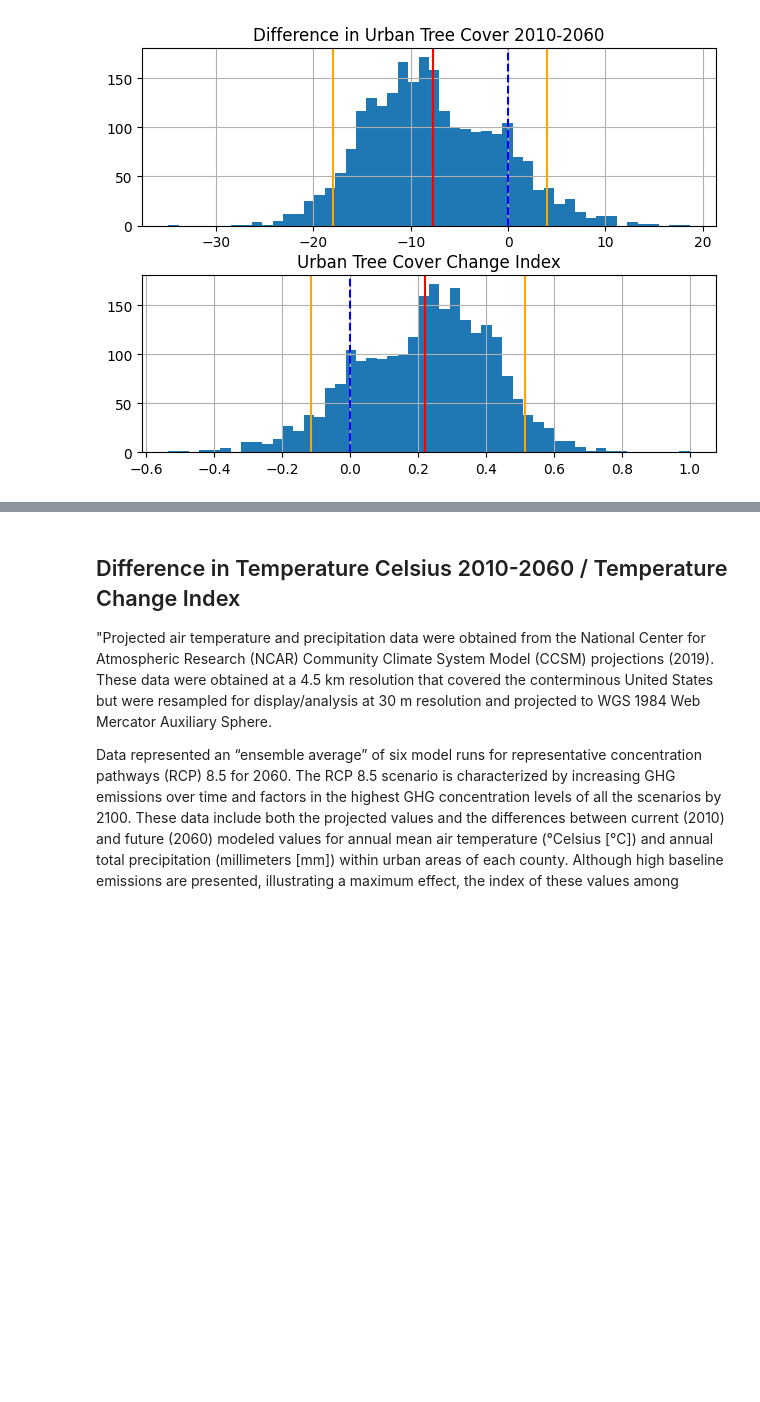
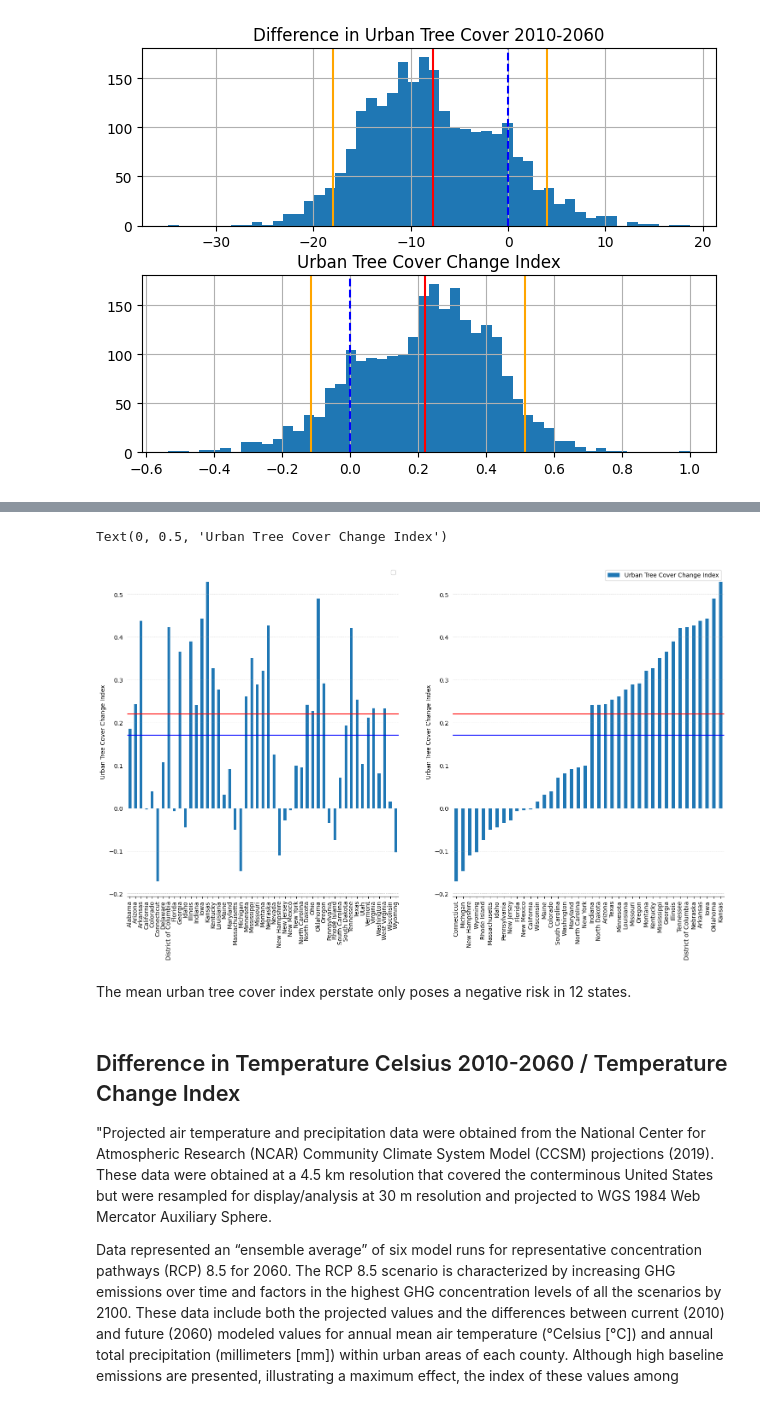
Before and after one commit to jolieleung/climate-treeAnalysis, a Jupyter notebook: urbanforest_threats/Data/urbanforest-threats_eda.ipynb, the cells around one changed output, grey strips where cells are left out. Cells and saved outputs as stored; diff of their text form; code cells hidden in the pictures; blank space fills up the shorter version.

```diff
--- a/urbanforest_threats/Data/urbanforest-threats_eda.ipynb
+++ b/urbanforest_threats/Data/urbanforest-threats_eda.ipynb
@@ -322,28 +419,35 @@ Name: 958, dtype: object
 # %%
 #bar graph plotting indexes by state?
 
-# # HL's
-# fig,axs = plt.subplots(ncols=2 , figsize = (18,9) )
-# ax = axs[0]
-# pop_change[pop_change.index.isin(HL['country'])].sort_values(by='change').plot(kind='bar', y='change', ax=ax)
-# sns.despine( left = True , ax=ax )
-# ax.tick_params( left = False )
-# ax.grid( axis = 'y', lw = 0.5, ls = '--')
-# ax.set_xlabel('')
-# ax.set_ylabel('Gdp per Capita Change from 1952-2007')
-# ax.axhline( pop_change['change'].mean() , color = 'r')
-# ax.legend('')
+# HL's
+fig,axs = plt.subplots(ncols=2 , figsize = (18,10) )
+ax = axs[0]
+df_climate_state.plot(kind='bar', y='Urban Tree Cover Change Index', ax=ax)
+sns.despine( left = True , ax=ax )
+ax.tick_params( left = False )
+ax.grid( axis = 'y', lw = 0.5, ls = '--')
+ax.set_xlabel('')
+ax.set_ylabel('Urban Tree Cover Change Index')
+ax.axhline( df_climate_clean['Urban Tree Cover Change Index'].mean() , color = 'r')
+ax.axhline( df_climate_state['Urban Tree Cover Change Index'].mean() , color = 'b')
+ax.legend('')
 
-# # Top and Bottom
-# ax = axs[1]
-# top_bottom = pd.concat([pop_change.sort_values('change').head(20),pop_change.sort_values('change').tail(20) ])
-# top_bottom.plot(kind='bar', ax= ax, y='change' )
-# ax.axhline( pop_change['change'].mean() , color = 'r')
-# sns.despine( left = True , ax=ax )
-# ax.tick_params( left = False )
-# ax.grid( axis = 'y', lw = 0.5, ls = '--')
-# ax.set_xlabel('')
-# ax.set_ylabel('Gdp per Capita Change from 1952-2007')
+# Top and Bottom
+ax = axs[1]
+top_bottom = pd.concat([df_climate_state.sort_values('Urban Tree Cover Change Index').head(20),df_climate_state.sort_values('Urban Tree Cover Change Index').tail(20) ])
+top_bottom.plot(kind='bar', ax= ax, y='Urban Tree Cover Change Index' )
+ax.axhline( df_climate_clean['Urban Tree Cover Change Index'].mean() , color = 'r')
+ax.axhline( df_climate_state['Urban Tree Cover Change Index'].mean() , color = 'b')
+sns.despine( left = True , ax=ax )
+ax.tick_params( left = False )
+ax.grid( axis = 'y', lw = 0.5, ls = '--')
+ax.set_xlabel('')
+ax.set_ylabel('Urban Tree Cover Change Index')
+# %% [output]
+Text(0, 0.5, 'Urban Tree Cover Change Index')
+[figure, added]
+# %% [markdown]
+The mean urban tree cover index perstate only poses a negative risk in 12 states.
 # %% [markdown]
 ## Difference in Temperature Celsius 2010-2060 / Temperature Change Index
 
```
Also changed, not shown: parts of 38 cells of this notebook, 8 other files.
